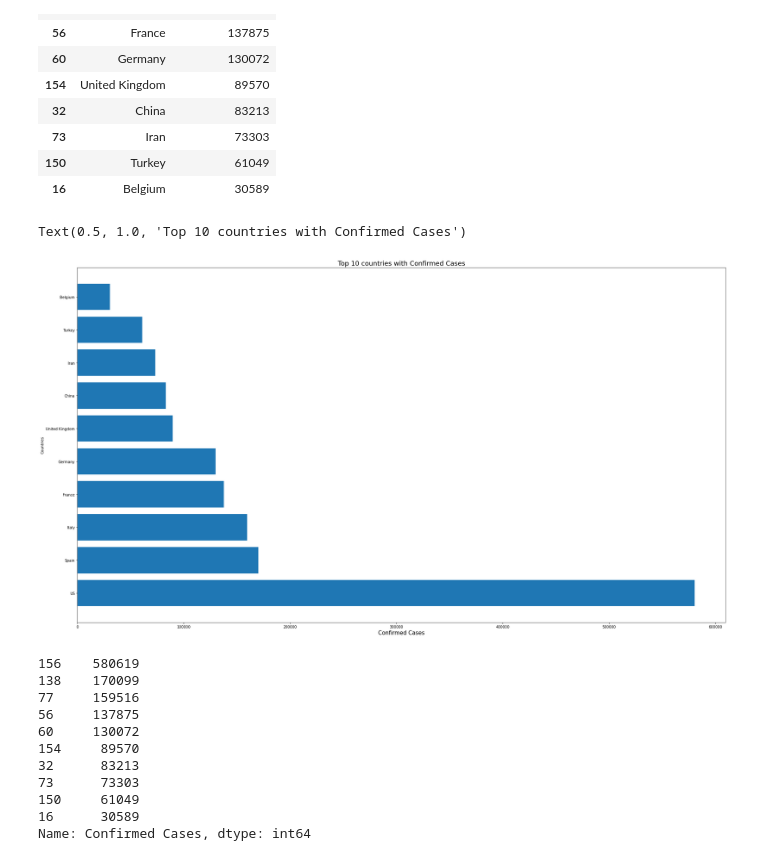
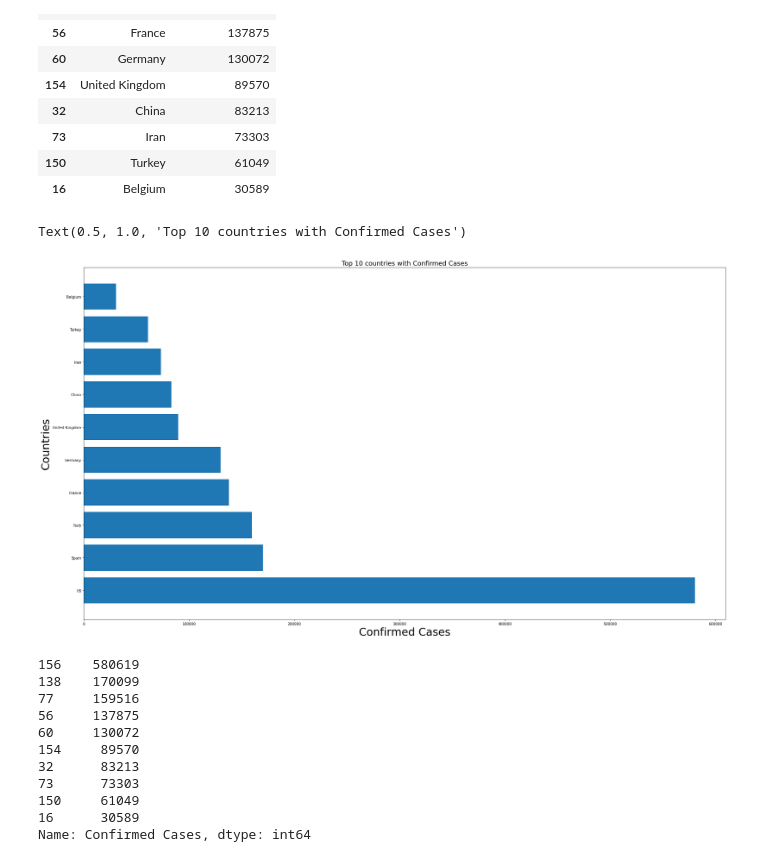
Before and after one commit to CryoZEUS/DOP-COVID-19, a Jupyter notebook: covid-world.ipynb, the cells around one changed output. Drawn from its saved outputs; the diff is of its cells as text; code cells hidden in the pictures.

```diff
--- a/covid-world.ipynb
+++ b/covid-world.ipynb
@@ -524,16 +524,16 @@ top_confirmed_cases.append(others)
 # %%
 #Plotting the Top 10 countries:
 
 
 plt.figure(figsize=(32,18))
 # bar plot with matplotlib
 plt.barh('Countries', 'Confirmed Cases',data=top_sorted)
-plt.xlabel("Confirmed Cases", size=15)
-plt.ylabel("Countries", size=10)
+plt.xlabel("Confirmed Cases", size=30)
+plt.ylabel("Countries", size=30)
 plt.title("Top 10 countries with Confirmed Cases", size=18)
 # %% [output]
 Text(0.5, 1.0, 'Top 10 countries with Confirmed Cases')
-[figure, old version]
+[figure, new version]
 # %%
 top_sorted['Confirmed Cases']
 # %% [output]
```
Also changed, not shown: parts of 1 cell of this notebook.
